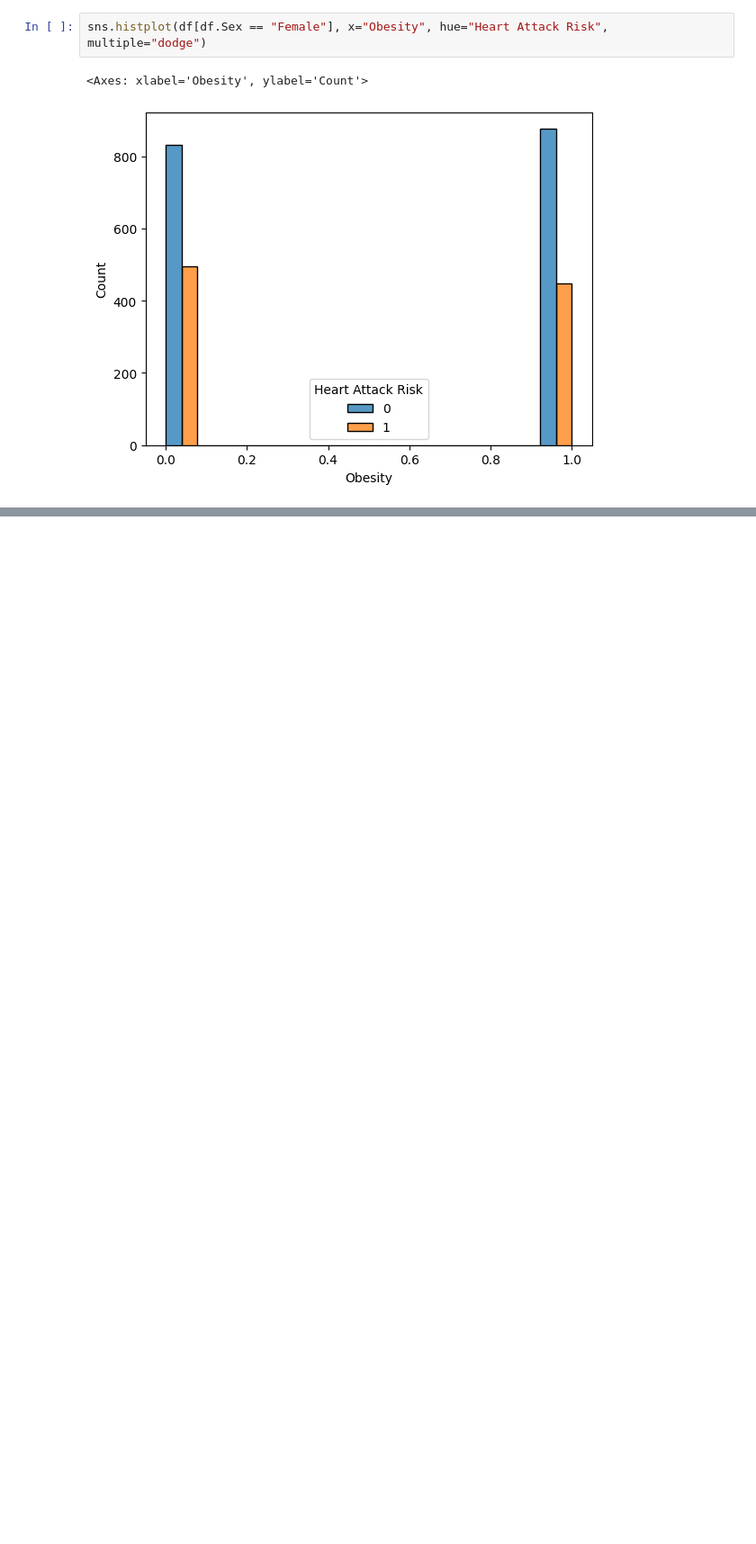
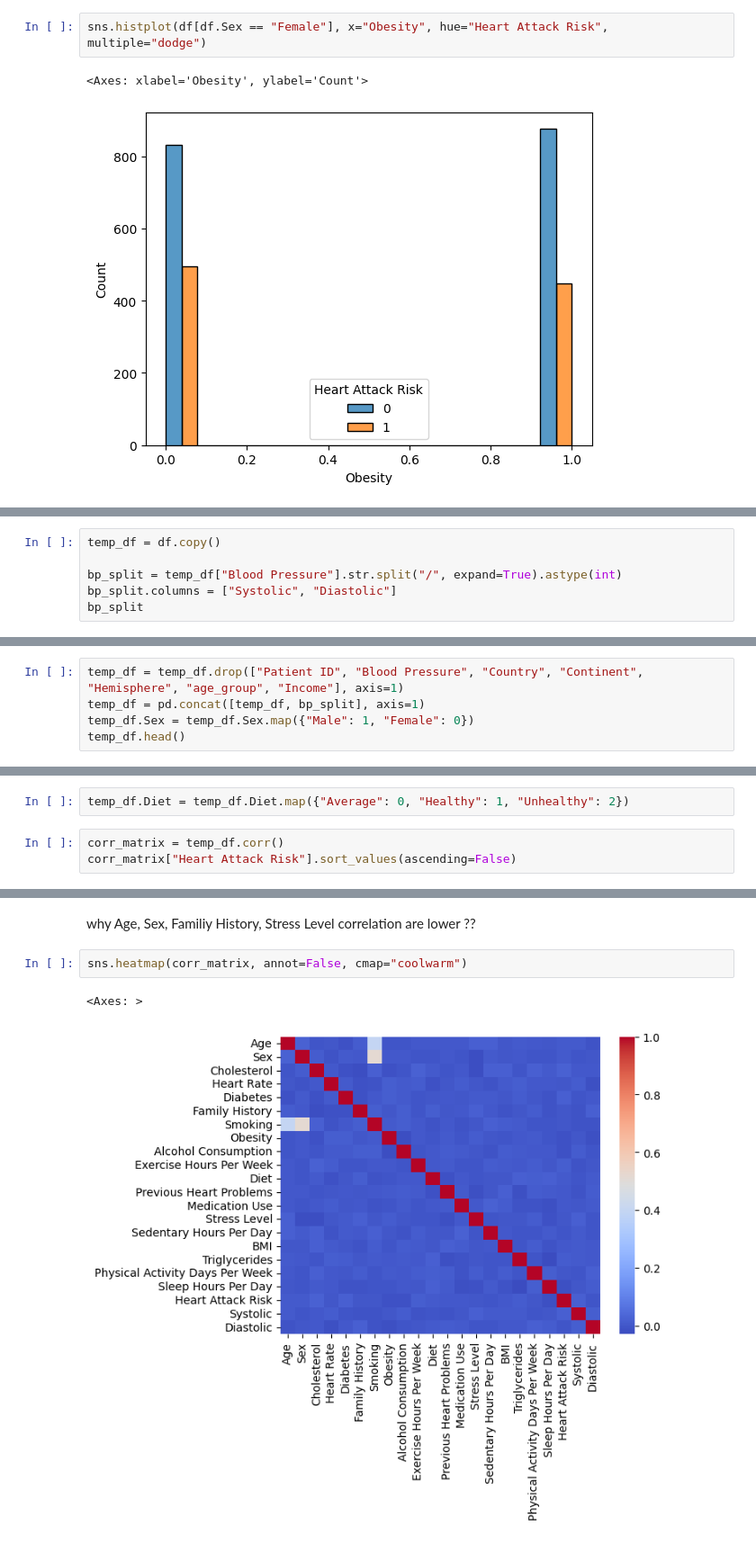
Before and after one commit to vivekpatel99/heart-attack-predictor, a Jupyter notebook: notebooks/01_exploratory_data_analysis.ipynb, the cells around one changed output, grey strips where cells are left out. Shown at 90% size. Saved outputs shown, nothing was run; the diff lists cells and outputs as text; blank space fills up the shorter version.

```diff
--- a/notebooks/01_exploratory_data_analysis.ipynb
+++ b/notebooks/01_exploratory_data_analysis.ipynb
@@ -245,0 +327,6 @@ sns.histplot(df[df.Sex == "Female"], x="Obesity", hue="Heart Attack Risk", multi
+# %%
+temp_df = df.copy()
+
+bp_split = temp_df["Blood Pressure"].str.split("/", expand=True).astype(int)
+bp_split.columns = ["Systolic", "Diastolic"]
+bp_split
@@ -245,0 +347,5 @@ sns.histplot(df[df.Sex == "Female"], x="Obesity", hue="Heart Attack Risk", multi
+# %%
+temp_df = temp_df.drop(["Patient ID", "Blood Pressure", "Country", "Continent", "Hemisphere", "age_group", "Income"], axis=1)
+temp_df = pd.concat([temp_df, bp_split], axis=1)
+temp_df.Sex = temp_df.Sex.map({"Male": 1, "Female": 0})
+temp_df.head()
@@ -245,0 +380,5 @@ sns.histplot(df[df.Sex == "Female"], x="Obesity", hue="Heart Attack Risk", multi
+# %%
+temp_df.Diet = temp_df.Diet.map({"Average": 0, "Healthy": 1, "Unhealthy": 2})
+# %%
+corr_matrix = temp_df.corr()
+corr_matrix["Heart Attack Risk"].sort_values(ascending=False)
@@ -245,0 +403,7 @@ sns.histplot(df[df.Sex == "Female"], x="Obesity", hue="Heart Attack Risk", multi
+# %% [markdown]
+why Age, Sex, Familiy History, Stress Level correlation are lower ??
+# %%
+sns.heatmap(corr_matrix, annot=False, cmap="coolwarm")
+# %% [output]
+<Axes: >
+[figure, added]
```
Also changed, not shown: parts of 10 cells of this notebook, 5 other files.
